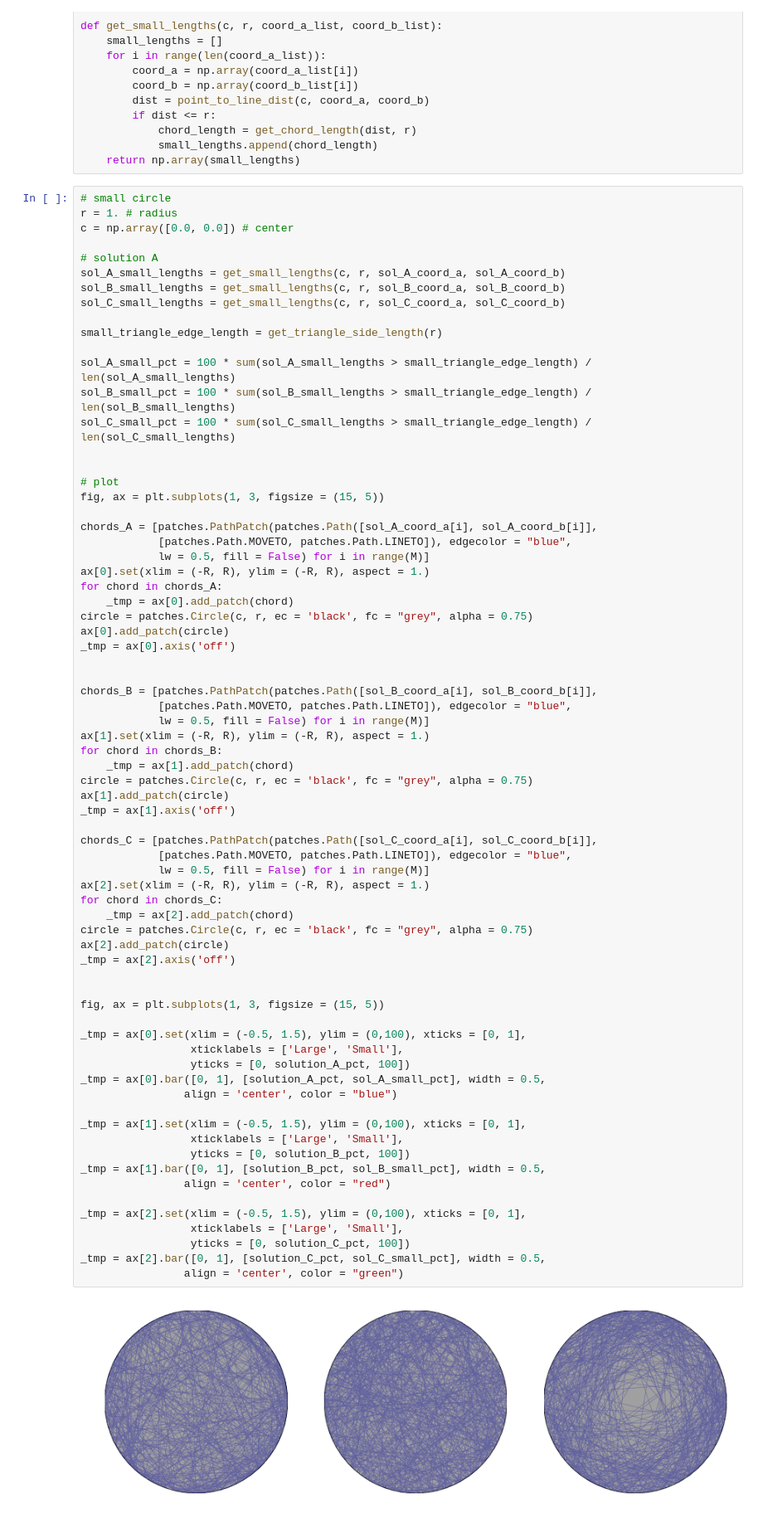
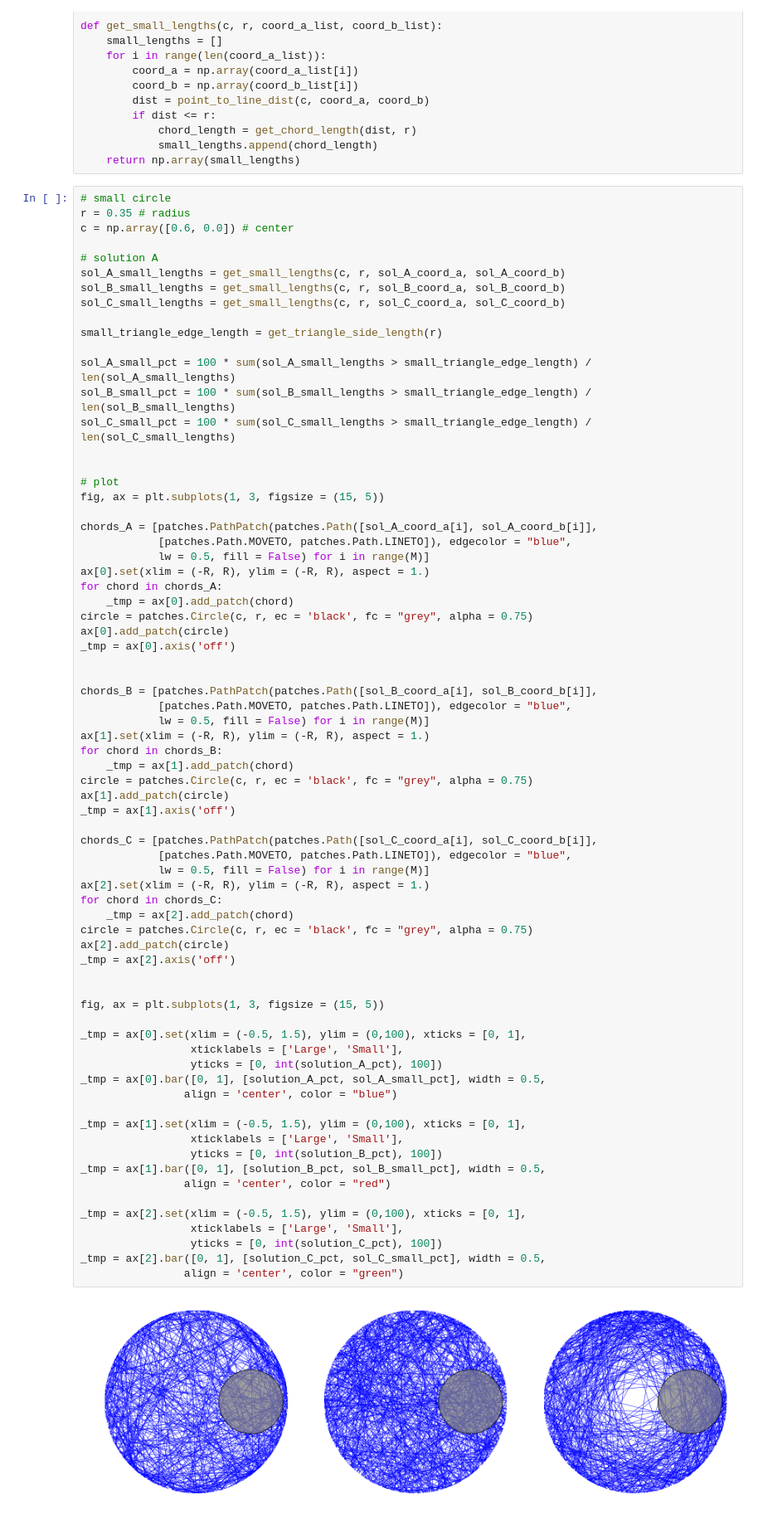
Before and after one commit to mmathioudakis/probability_playground, a Jupyter notebook: probability_playground.ipynb, the cells around one changed output. Shown: that part at 83% size. Drawn from its saved outputs; the diff is of its cells as text.

```diff
--- a/probability_playground.ipynb
+++ b/probability_playground.ipynb
@@ -438,8 +460,8 @@ def get_small_lengths(c, r, coord_a_list, coord_b_list):
     return np.array(small_lengths)
 # %%
 # small circle
-r = 1. # radius
-c = np.array([0.0, 0.0]) # center
+r = 0.35 # radius
+c = np.array([0.6, 0.0]) # center
 
 # solution A
 sol_A_small_lengths = get_small_lengths(c, r, sol_A_coord_a, sol_A_coord_b)
@@ -478,34 +500,34 @@ ax[1].add_patch(circle)
 _tmp = ax[1].axis('off')
 
 chords_C = [patches.PathPatch(patches.Path([sol_C_coord_a[i], sol_C_coord_b[i]],
             [patches.Path.MOVETO, patches.Path.LINETO]), edgecolor = "blue",
             lw = 0.5, fill = False) for i in range(M)]
 ax[2].set(xlim = (-R, R), ylim = (-R, R), aspect = 1.)
 for chord in chords_C:
     _tmp = ax[2].add_patch(chord)
 circle = patches.Circle(c, r, ec = 'black', fc = "grey", alpha = 0.75)
 ax[2].add_patch(circle)
 _tmp = ax[2].axis('off')
 
 
 fig, ax = plt.subplots(1, 3, figsize = (15, 5))
 
 _tmp = ax[0].set(xlim = (-0.5, 1.5), ylim = (0,100), xticks = [0, 1],
                  xticklabels = ['Large', 'Small'],
-                 yticks = [0, solution_A_pct, 100])
+                 yticks = [0, int(solution_A_pct), 100])
 _tmp = ax[0].bar([0, 1], [solution_A_pct, sol_A_small_pct], width = 0.5,
                 align = 'center', color = "blue")
 
 _tmp = ax[1].set(xlim = (-0.5, 1.5), ylim = (0,100), xticks = [0, 1],
                  xticklabels = ['Large', 'Small'],
-                 yticks = [0, solution_B_pct, 100])
+                 yticks = [0, int(solution_B_pct), 100])
 _tmp = ax[1].bar([0, 1], [solution_B_pct, sol_B_small_pct], width = 0.5,
                 align = 'center', color = "red")
 
 _tmp = ax[2].set(xlim = (-0.5, 1.5), ylim = (0,100), xticks = [0, 1],
                  xticklabels = ['Large', 'Small'],
-                 yticks = [0, solution_C_pct, 100])
+                 yticks = [0, int(solution_C_pct), 100])
 _tmp = ax[2].bar([0, 1], [solution_C_pct, sol_C_small_pct], width = 0.5,
                 align = 'center', color = "green")
 # %% [output]
-[figure, old version]
+[figure, new version]
```
Also changed, not shown: parts of 12 cells of this notebook, 1 other file.
